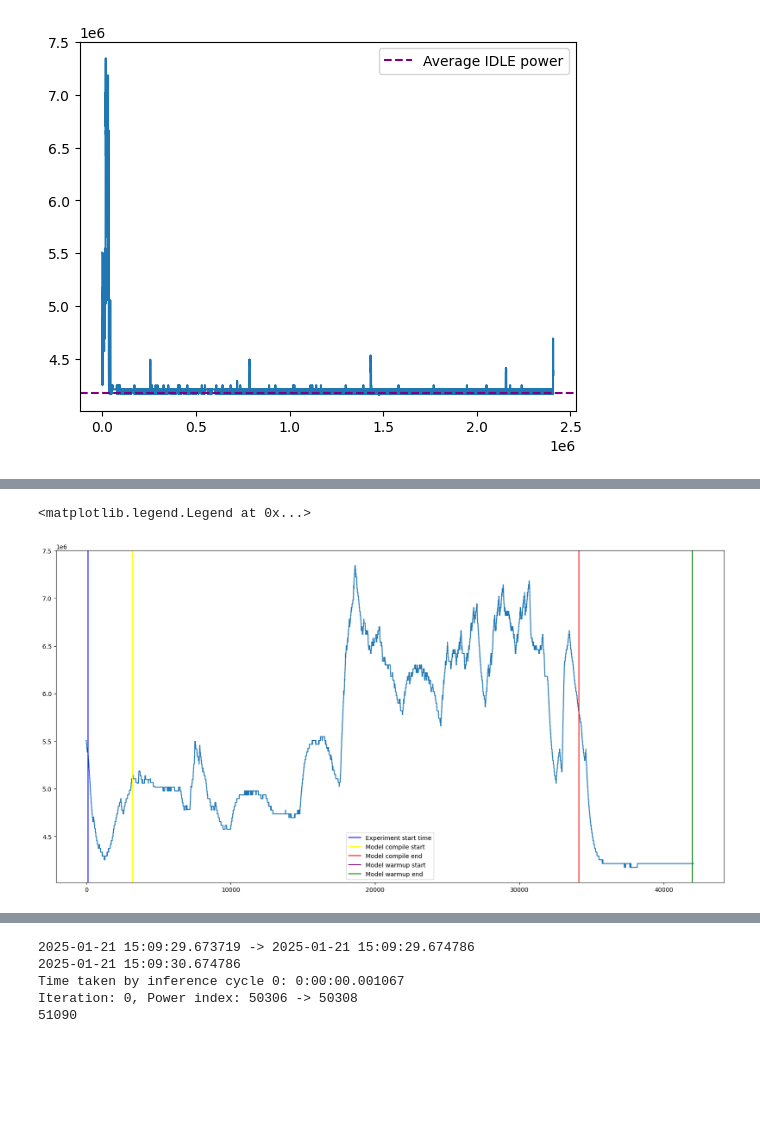
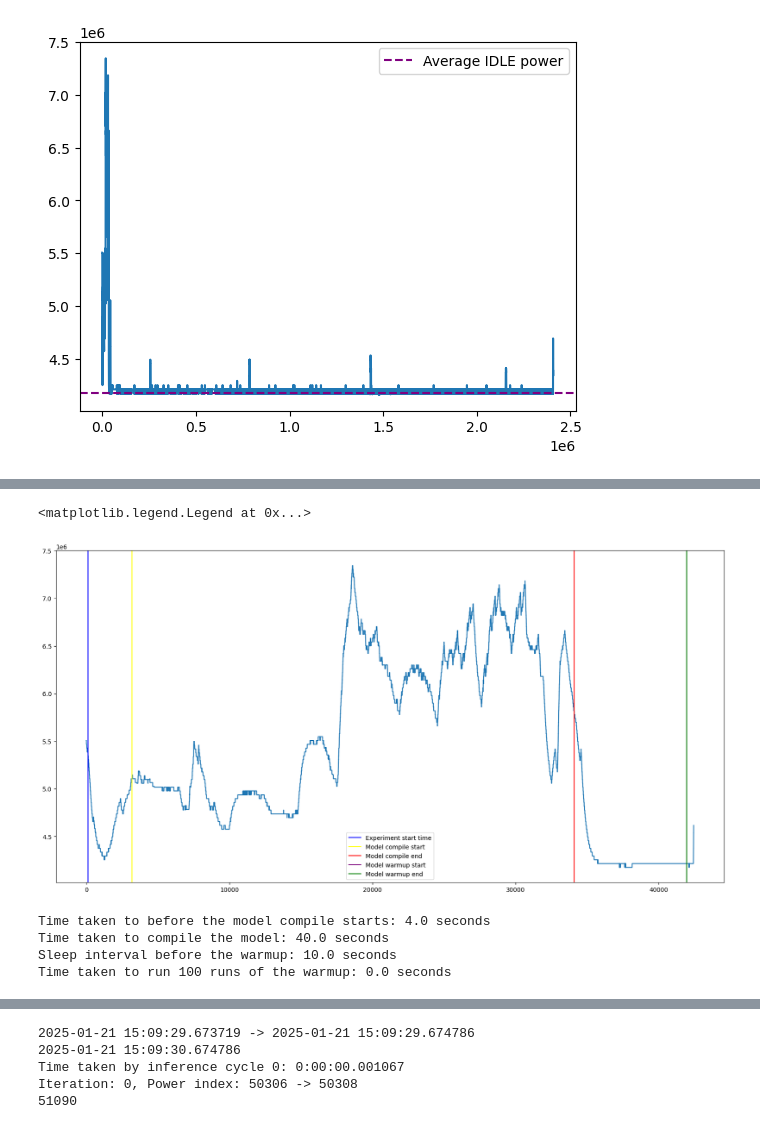
Before and after one commit to fuzzylabs/edge-vision-power-estimation, a Jupyter notebook: jetson/power_logging/power_research/model_loading/Resnet_Inference_cycle_power_analysis.ipynb, the cells around one changed output, grey strips where cells are left out. Cells and saved outputs as stored; diff of their text form; code cells hidden in the pictures; blank space fills up the shorter version.

```diff
--- a/jetson/power_logging/power_research/model_loading/Resnet_Inference_cycle_power_analysis.ipynb
+++ b/jetson/power_logging/power_research/model_loading/Resnet_Inference_cycle_power_analysis.ipynb
@@ -113,12 +138,22 @@ plt.legend()
 # %%
 plt.figure(figsize=(20, 10))
-plt.plot([power for (timestamp, power) in resnet18_power_data[:warmup_end_index+100]])
+plt.plot([power for (timestamp, power) in resnet18_power_data[:warmup_end_index+500]])
 plt.axvline(exp_start_time_index, color='blue', label='Experiment start time')
 plt.axvline(model_load_start_index, color='yellow', label='Model compile start')
 plt.axvline(model_load_end_index, color='red', label='Model compile end')
 plt.axvline(warmup_start_index, color='purple', label='Model warmup start')
 plt.axvline(warmup_end_index, color='green', label='Model warmup end')
 plt.legend()
 # %% [output]
 <matplotlib.legend.Legend at 0x...>
-[figure, old version]
+[figure, new version]
+# %%
+print(f'Time taken to before the model compile starts: {(model_load_start_time - experiment_start_time).total_seconds()} seconds')
+print(f'Time taken to compile the model: {(model_load_end_time - model_load_start_time).total_seconds()} seconds')
+print(f'Sleep interval before the warmup: {(warmup_start_time - model_load_end_time).total_seconds()} seconds')
+print(f'Time taken to run 100 runs of the warmup: {(warmup_end_time - warmup_start_time).total_seconds()} seconds')
+# %% [output]
+Time taken to before the model compile starts: 4.0 seconds
+Time taken to compile the model: 40.0 seconds
+Sleep interval before the warmup: 10.0 seconds
+Time taken to run 100 runs of the warmup: 0.0 seconds
```
Also changed, not shown: parts of 7 cells of this notebook, 2 other files.
